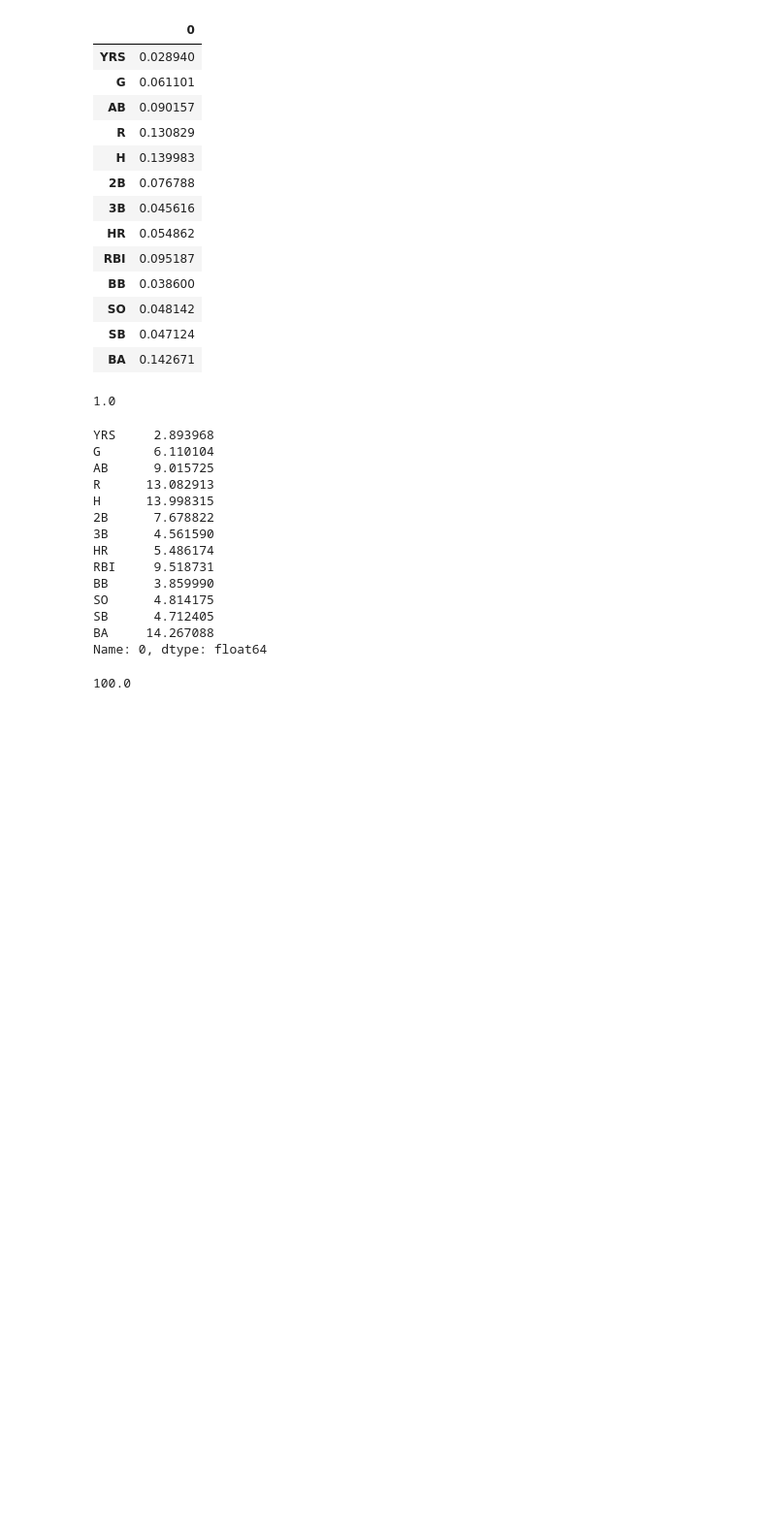
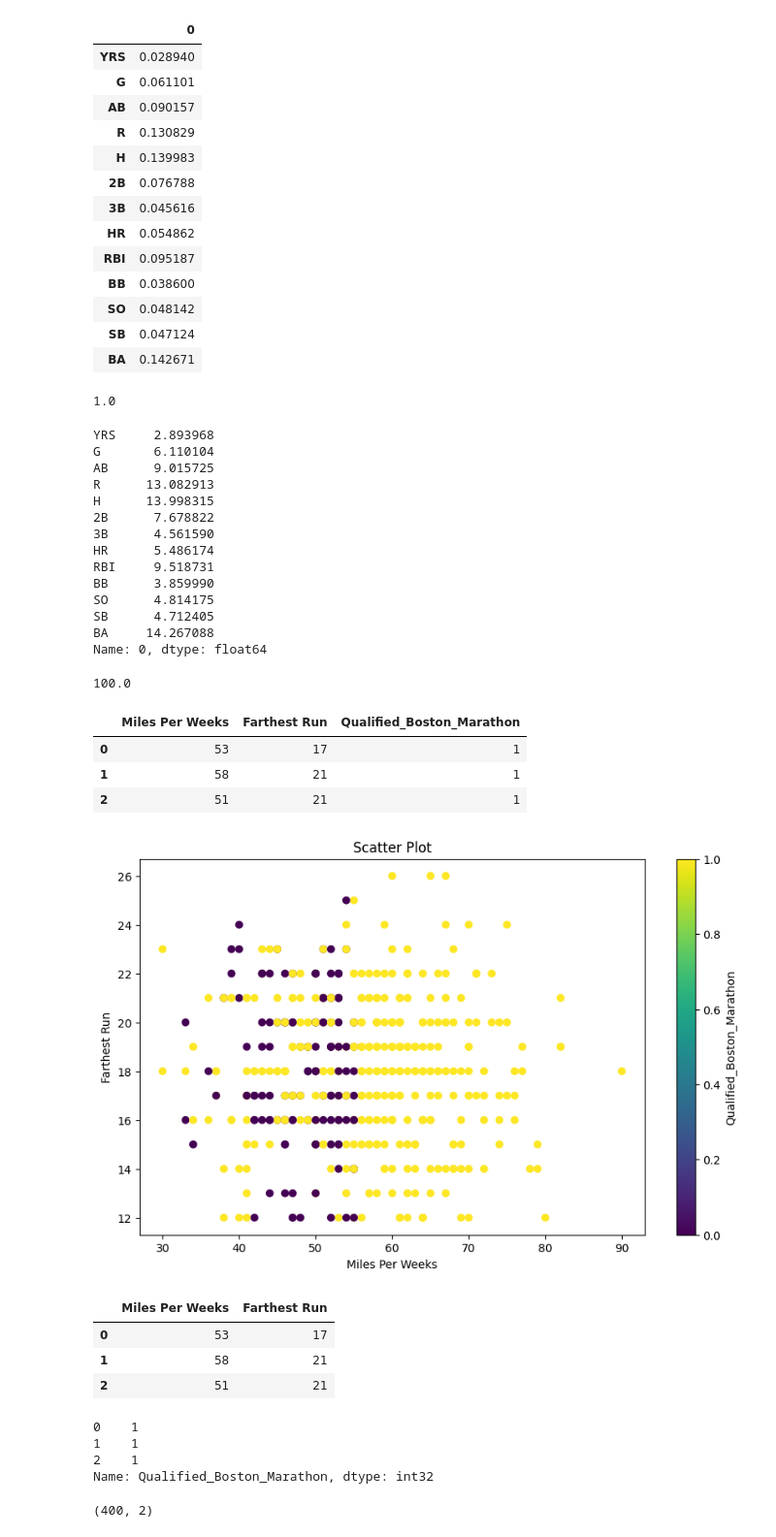
Before and after one commit to mukeshtopcoder/JupyterNotebooks, a Jupyter notebook: MachineLearning/KNNDTCREG.ipynb, the cells around one changed output. Shown: that part at 97% size. Cells and saved outputs as stored; diff of their text form; code cells hidden in the pictures; blank space fills up the shorter version.

```diff
--- a/MachineLearning/KNNDTCREG.ipynb
+++ b/MachineLearning/KNNDTCREG.ipynb
@@ -235,0 +242,42 @@ sum(features[0])
+# %%
+mean1 = 55
+std_div1 = 10
+num_samples = 500
+
+column1 = np.random.normal(mean1,std_div1,num_samples)
+column1 = np.clip(column1,30,120)
+column1 = np.round(column1).astype(int)
+
+mean2 = 18
+std_div2 = 3
+
+column2 = np.random.normal(mean2,std_div2,num_samples)
+column2 = np.clip(column2,12,26)
+column2 = np.round(column2).astype(int)
+
+column3 = np.random.randint(2,size=num_samples)
+column3[column1>mean1] = 1
+
+data = {
+    "Miles Per Weeks":column1,
+    "Farthest Run":column2,
+    "Qualified_Boston_Marathon":column3
+}
+df = pd.DataFrame(data)
+# %%
+df.head(3)
+# %% [output]
+|  | Miles Per Weeks | Farthest Run | Qualified_Boston_Marathon |
+| 0 | 53 | 17 | 1 |
+| 1 | 58 | 21 | 1 |
+| 2 | 51 | 21 | 1 |
+# %%
+plt.figure(figsize=(10,6))
+plt.scatter(df["Miles Per Weeks"],df["Farthest Run"],c=df["Qualified_Boston_Marathon"],cmap="viridis")
+plt.xlabel("Miles Per Weeks")
+plt.ylabel("Farthest Run")
+plt.title("Scatter Plot")
+plt.colorbar(label="Qualified_Boston_Marathon")
+plt.show()
+# %% [output]
+[figure, added]
@@ -235,0 +286,7 @@ sum(features[0])
+# %%
+X.head(3)
+# %% [output]
+|  | Miles Per Weeks | Farthest Run |
+| 0 | 53 | 17 |
+| 1 | 58 | 21 |
+| 2 | 51 | 21 |
@@ -235,0 +295,7 @@ sum(features[0])
+# %%
+y.head(3)
+# %% [output]
+0    1
+1    1
+2    1
+Name: Qualified_Boston_Marathon, dtype: int32
@@ -235,0 +306,4 @@ sum(features[0])
+# %%
+X_train.shape
+# %% [output]
+(400, 2)
```
Also changed, not shown: parts of 19 cells of this notebook.
